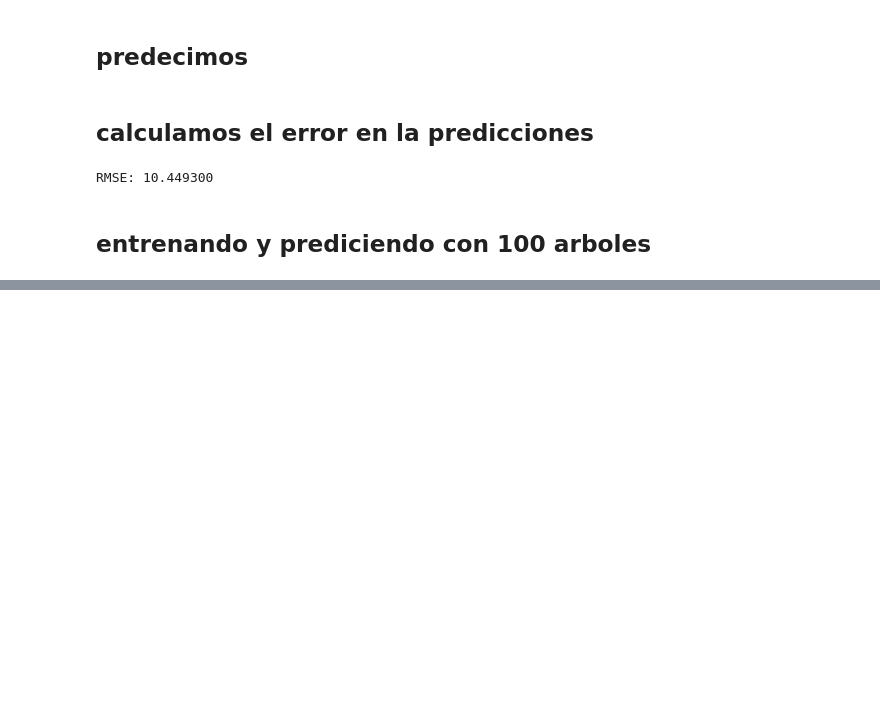
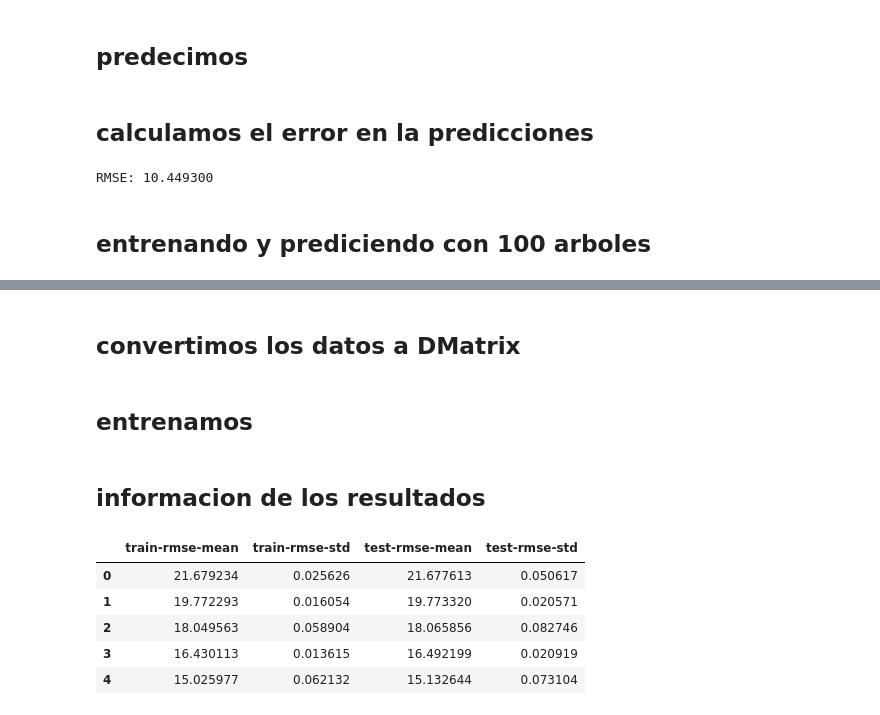
Before and after one commit to elemi10/7506-TP-Org-de-datos, a Jupyter notebook: XGBoost_practica.ipynb, the cells around one changed output, grey strips where cells are left out. Cells and saved outputs as stored; diff of their text form; code cells hidden in the pictures; blank space fills up the shorter version.

```diff
--- a/XGBoost_practica.ipynb
+++ b/XGBoost_practica.ipynb
@@ -116,0 +167,2 @@ RMSE: 10.449300
+# %% [markdown]
+## convertimos los datos a DMatrix
@@ -116,0 +174,2 @@ RMSE: 10.449300
+# %% [markdown]
+## entrenamos
@@ -116,0 +190,13 @@ RMSE: 10.449300
+# %% [markdown]
+## informacion de los resultados
+# %%
+cv_results.head()
+# vamos a ver cada una de las 5 iteraciones y podemos ir viendo como va reduciendo el error
+# el error de entrenamiento es constante
+# %% [output]
+|  | train-rmse-mean | train-rmse-std | test-rmse-mean | test-rmse-std |
+| 0 | 21.679234 | 0.025626 | 21.677613 | 0.050617 |
+| 1 | 19.772293 | 0.016054 | 19.773320 | 0.020571 |
+| 2 | 18.049563 | 0.058904 | 18.065856 | 0.082746 |
+| 3 | 16.430113 | 0.013615 | 16.492199 | 0.020919 |
+| 4 | 15.025977 | 0.062132 | 15.132644 | 0.073104 |
```
Also changed, not shown: parts of 18 cells of this notebook.
